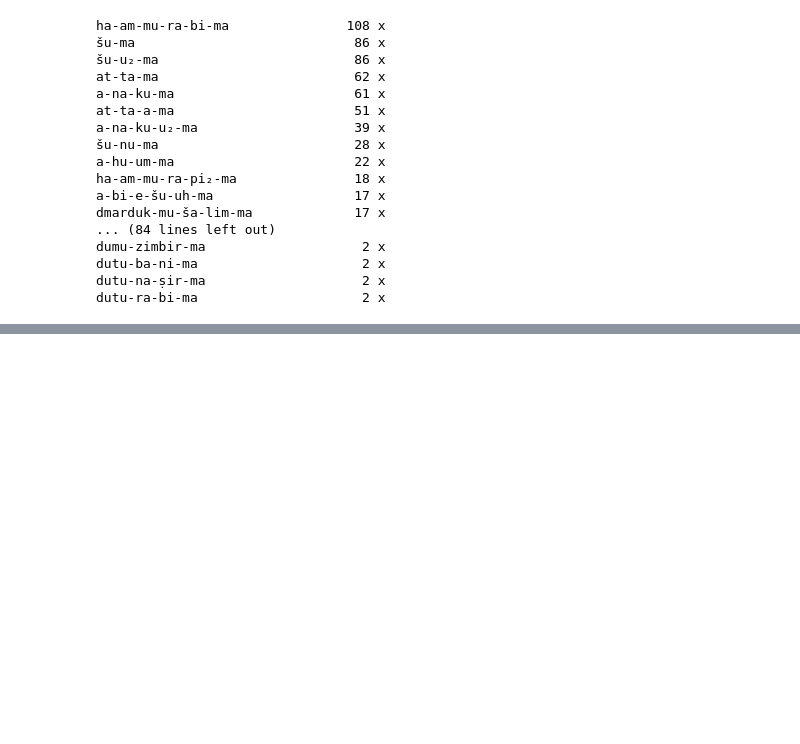
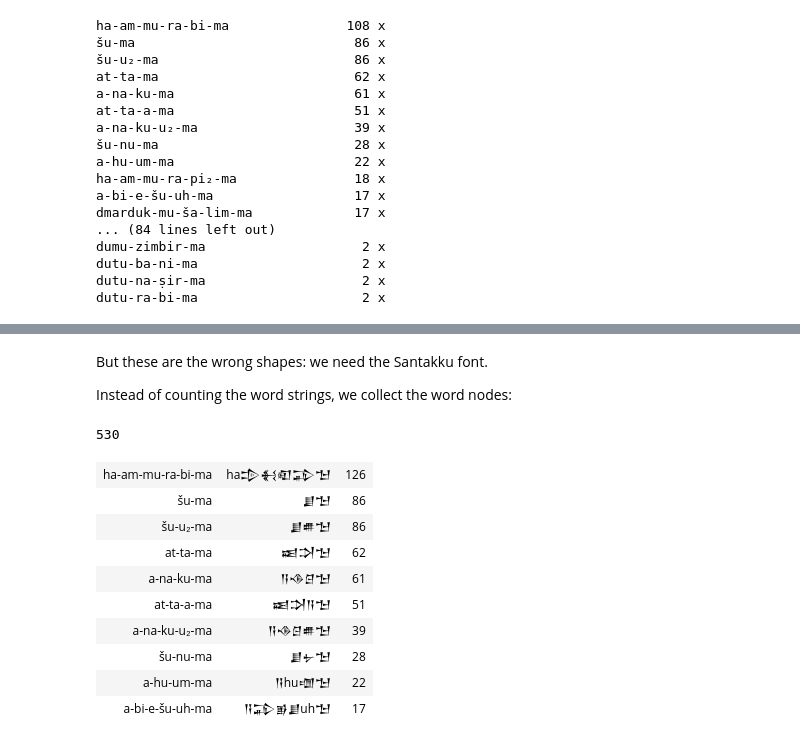
Before and after one commit to Nino-cunei/oldbabylonian, a Jupyter notebook: analysis/ummama.ipynb, the cells around one changed output, grey strips where cells are left out. Cells and saved outputs as stored; diff of their text form; code cells hidden in the pictures; blank space fills up the shorter version.

```diff
--- a/analysis/ummama.ipynb
+++ b/analysis/ummama.ipynb
@@ -94,0 +101,7 @@ dutu-ra-bi-ma                     2 x
+# %%
+introNounsU = collections.Counter()
+
+for (line, um, ma1, word, ma2) in results:
+  introNounsU[F.symu.v(word)] += 1
+
+len(introNounsU)
@@ -94,0 +112,6 @@ dutu-ra-bi-ma                     2 x
+# %%
+for (proper, amount) in sorted(
+  introNounsU.items(),
+  key=lambda x: (-x[1], x[0]),
+)[0:10]:
+  print(f'{proper:<30} {amount:>4} x')
@@ -94,0 +129,13 @@ dutu-ra-bi-ma                     2 x
+# %% [markdown]
+But these are the wrong shapes: we need the Santakku font.
+
+Instead of counting the word strings, we collect the word nodes:
+# %%
+introNounsU = collections.defaultdict(set)
+
+for (line, um, ma1, word, ma2) in results:
+  introNounsU[F.symu.v(word)].add(word)
+
+len(introNounsU)
+# %% [output]
+530
@@ -94,0 +144,35 @@ dutu-ra-bi-ma                     2 x
+# %%
+fmtr = 'layout-orig-rich'
+fmtu = 'layout-orig-unicode'
+
+html = []
+html.append('<table>')
+
+for (proper, words) in sorted(
+  introNounsU.items(),
+  key=lambda x: (-len(x[1]), x[0]),
+)[0:10]:
+  firstWord = sorted(words)[0]
+  amount = len(words)
+  html.append(f'''
+<tr>
+  <td>{A.plain(firstWord, fmt=fmtr, withPassage=False, _asString=True)}</td>
+  <td>{A.plain(firstWord, fmt=fmtu, withPassage=False, _asString=True)}</td>
+  <td>{amount:>4}</td>
+</tr>
+''')
+
+html.append('</table>')
+
+dh(''.join(html))
+# %% [output]
+| ha-am-mu-ra-bi-ma | ha𒄠𒈬𒊏𒁉𒈠 | 126 |
+| šu-ma | 𒋗𒈠 | 86 |
+| šu-u₂-ma | 𒋗𒌑𒈠 | 86 |
+| at-ta-ma | 𒀜𒋫𒈠 | 62 |
+| a-na-ku-ma | 𒀀𒈾𒆪𒈠 | 61 |
+| at-ta-a-ma | 𒀜𒋫𒀀𒈠 | 51 |
+| a-na-ku-u₂-ma | 𒀀𒈾𒆪𒌑𒈠 | 39 |
+| šu-nu-ma | 𒋗𒉡𒈠 | 28 |
+| a-hu-um-ma | 𒀀hu𒌝𒈠 | 22 |
+| a-bi-e-šu-uh-ma | 𒀀𒁉𒂊𒋗uh𒈠 | 17 |
```
Also changed, not shown: parts of 6 cells of this notebook, 1 other file.
